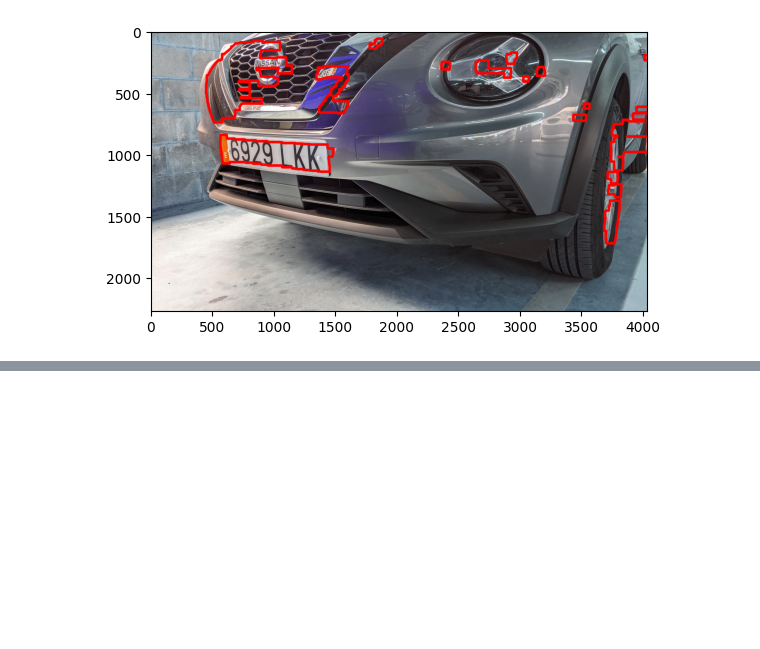
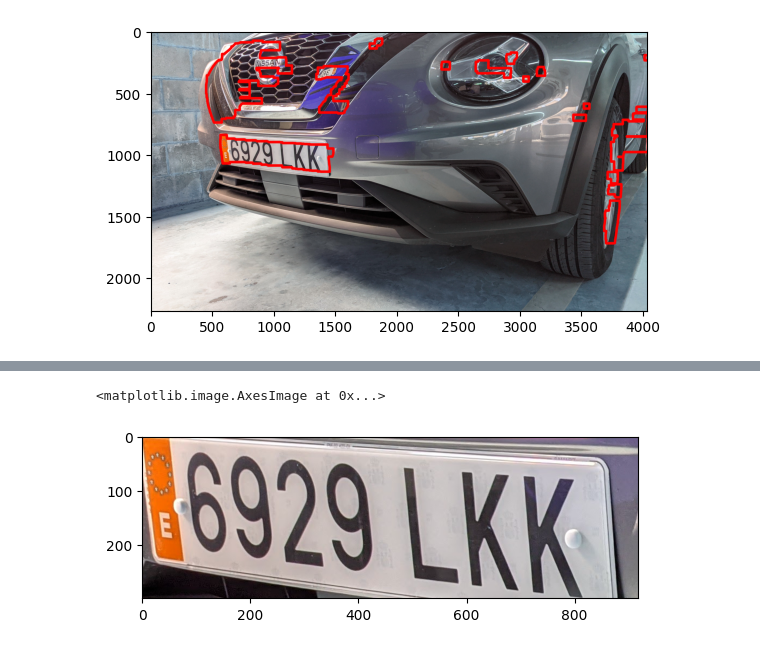
Before and after one commit to NIU1636486/PSIV2_Repte1, a Jupyter notebook: provesPol_Get_Contours.ipynb, the cells around one changed output, grey strips where cells are left out. Cells and saved outputs as stored; diff of their text form; code cells hidden in the pictures; blank space fills up the shorter version.

Commit message:
Aconseguit retallar i transformar la imatge al voltant de la matricula

```diff
--- a/provesPol_Get_Contours.ipynb
+++ b/provesPol_Get_Contours.ipynb
@@ -120,0 +130,7 @@ array([[[133, 153, 164],
+# %%
+# transform the original image using the rectangle coordinates
+roi = image_original[y:y+h, x:x+w]
+plt.imshow(roi)
+# %% [output]
+<matplotlib.image.AxesImage at 0x...>
+[figure, added]
```
Also changed, not shown: parts of 6 cells of this notebook.
